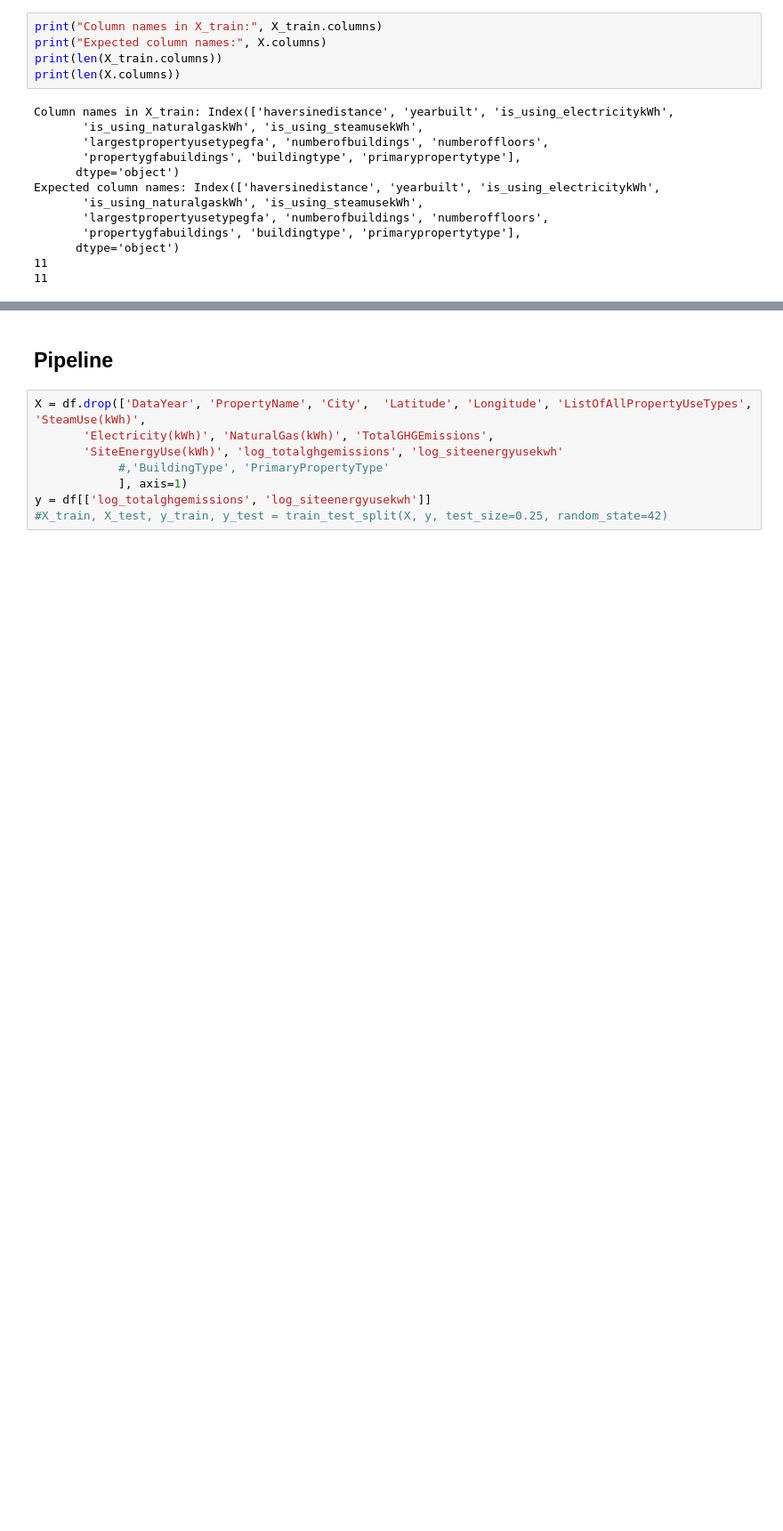
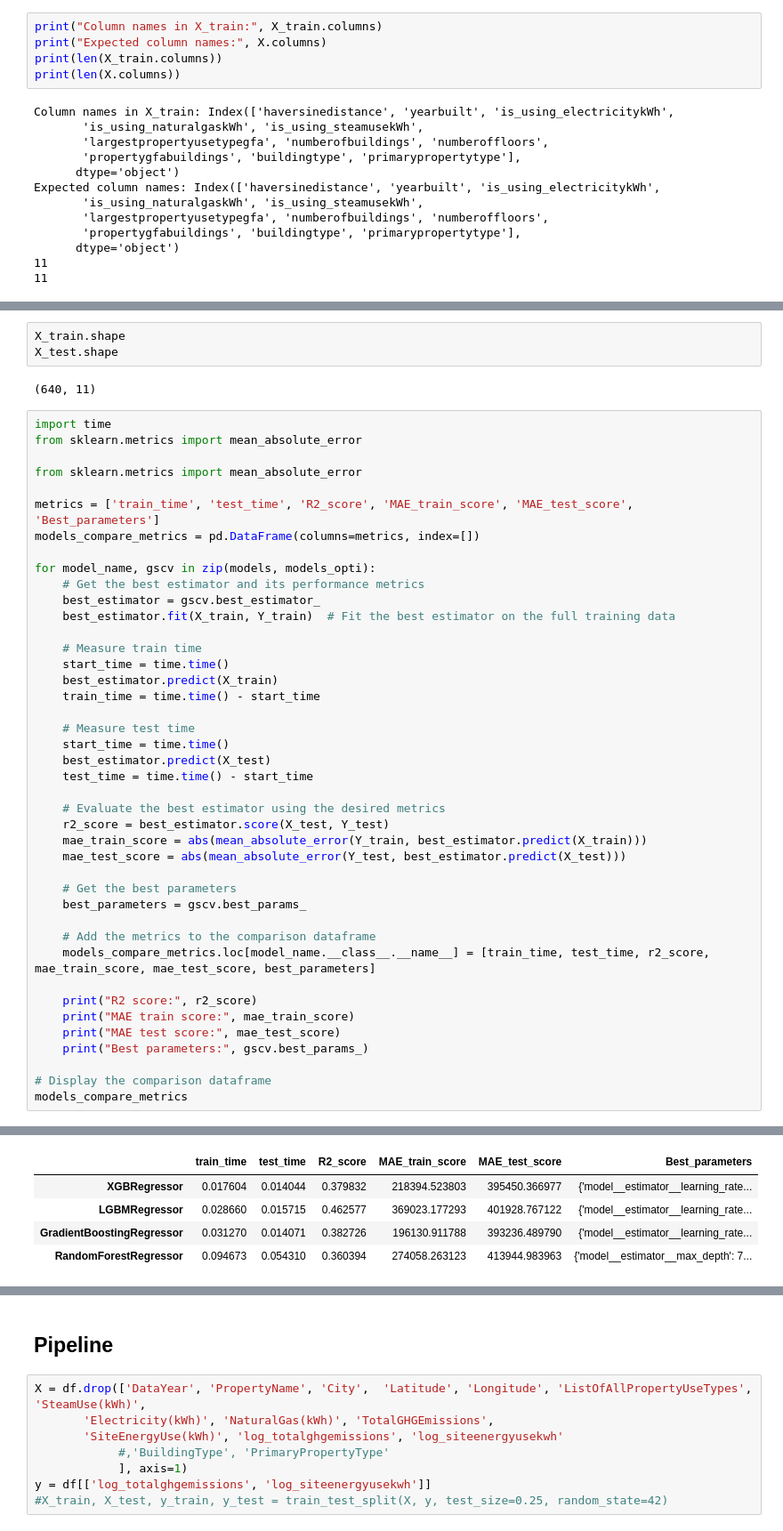
Before and after one commit to data-IA-2022/CO2_Maud_Tarik, a Jupyter notebook: model-multioutput.ipynb, the cells around one changed output, grey strips where cells are left out. Shown at 89% size. Saved outputs shown, nothing was run; the diff lists cells and outputs as text; blank space fills up the shorter version.

```diff
--- a/model-multioutput.ipynb
+++ b/model-multioutput.ipynb
@@ -345,0 +323,48 @@ You can try to debug the error by setting error_score='raise'.
+# %%
+X_train.shape
+X_test.shape
+# %% [output]
+(640, 11)
+# %%
+import time
+from sklearn.metrics import mean_absolute_error
+
+from sklearn.metrics import mean_absolute_error
+
+metrics = ['train_time', 'test_time', 'R2_score', 'MAE_train_score', 'MAE_test_score', 'Best_parameters']
+models_compare_metrics = pd.DataFrame(columns=metrics, index=[])
+
+for model_name, gscv in zip(models, models_opti):
+    # Get the best estimator and its performance metrics
+    best_estimator = gscv.best_estimator_
+    best_estimator.fit(X_train, Y_train)  # Fit the best estimator on the full training data
+
+    # Measure train time
+    start_time = time.time()
+    best_estimator.predict(X_train)
+    train_time = time.time() - start_time
+
+    # Measure test time
+    start_time = time.time()
+    best_estimator.predict(X_test)
+    test_time = time.time() - start_time
+
+    # Evaluate the best estimator using the desired metrics
+    r2_score = best_estimator.score(X_test, Y_test)
+    mae_train_score = abs(mean_absolute_error(Y_train, best_estimator.predict(X_train)))
+    mae_test_score = abs(mean_absolute_error(Y_test, best_estimator.predict(X_test)))
+
+    # Get the best parameters
+    best_parameters = gscv.best_params_
+
+    # Add the metrics to the comparison dataframe
+    models_compare_metrics.loc[model_name.__class__.__name__] = [train_time, test_time, r2_score, mae_train_score, mae_test_score, best_parameters]
+
+    print("R2 score:", r2_score)
+    print("MAE train score:", mae_train_score)
+    print("MAE test score:", mae_test_score)
+    print("Best parameters:", gscv.best_params_)
+
+# Display the comparison dataframe
+models_compare_metrics
+# %% [output]
@@ -345,0 +387,5 @@ You can try to debug the error by setting error_score='raise'.
+|  | train_time | test_time | R2_score | MAE_train_score | MAE_test_score | Best_parameters |
+| XGBRegressor | 0.017604 | 0.014044 | 0.379832 | 218394.523803 | 395450.366977 | {'model__estimator__learning_rate... |
+| LGBMRegressor | 0.028660 | 0.015715 | 0.462577 | 369023.177293 | 401928.767122 | {'model__estimator__learning_rate... |
+| GradientBoostingRegressor | 0.031270 | 0.014071 | 0.382726 | 196130.911788 | 393236.489790 | {'model__estimator__learning_rate... |
+| RandomForestRegressor | 0.094673 | 0.054310 | 0.360394 | 274058.263123 | 413944.983963 | {'model__estimator__max_depth': 7... |
```
Also changed, not shown: parts of 26 cells of this notebook.
